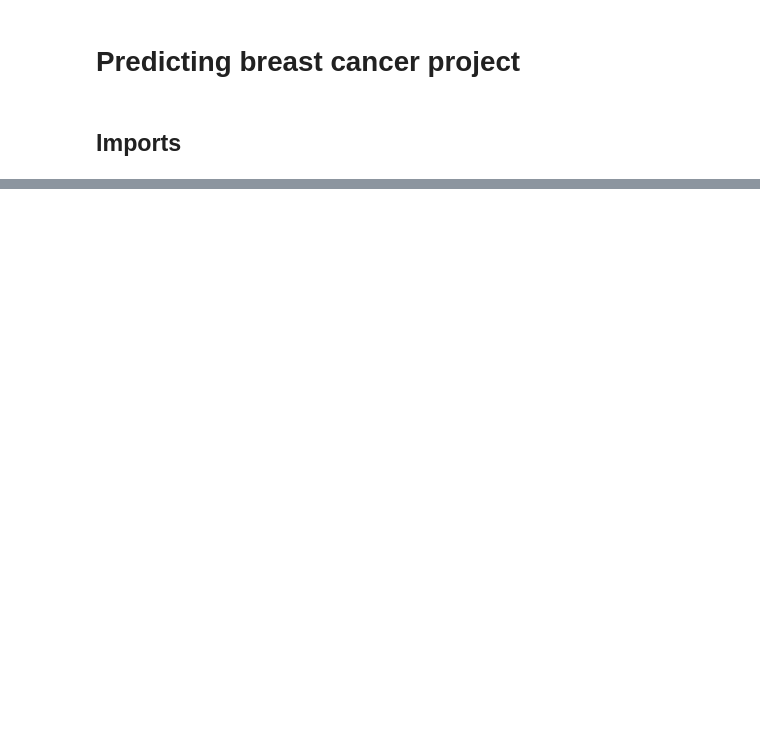
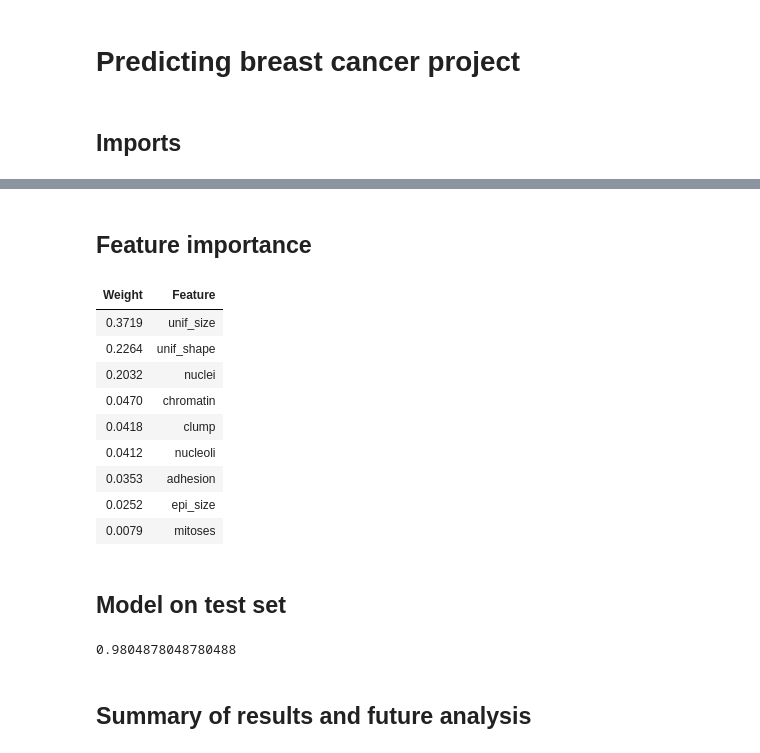
Before and after one commit to DSCI-310/DSCI-310-Group-5, a Jupyter notebook: analysis.ipynb, the cells around one changed output, grey strips where cells are left out. Saved outputs shown, nothing was run; the diff lists cells and outputs as text; code cells hidden in the pictures; blank space fills up the shorter version.

```diff
--- a/analysis.ipynb
+++ b/analysis.ipynb
@@ -48,0 +268,12 @@ dataset.shape
+# %%
+rs_params = {
+        'lgbmclassifier__max_depth': (5, 30, 1),
+        'lgbmclassifier__min_data_in_leaf': (20, 120, 5),
+        'lgbmclassifier__num_leaves': (1200, 1550, 5) }
+
+search = GridSearchCV(
+    pipe_lgbm, rs_params, cv=5, n_jobs=-1,  scoring="recall", return_train_score=True)
+
+search.fit(X_train, y_train)
+print(search.best_score_)
+print(search.best_params_)
@@ -48,0 +298,31 @@ dataset.shape
+# %% [markdown]
+## Feature importance
+# %%
+lgm = LGBMClassifier(max_depth = 5, min_data_in_leaf = 20, num_leaves = 1200, random_state=123)
+pipe_lgbm = make_pipeline(ct, lgm)
+pipe_lgbm.fit(X_train, y_train)
+eli5.explain_weights(
+    pipe_lgbm.named_steps["lgbmclassifier"], feature_names=numeric_looking_columns
+)
+# %% [output]
+| Weight | Feature |
+| 0.3719 | unif_size |
+| 0.2264 | unif_shape |
+| 0.2032 | nuclei |
+| 0.0470 | chromatin |
+| 0.0418 | clump |
+| 0.0412 | nucleoli |
+| 0.0353 | adhesion |
+| 0.0252 | epi_size |
+| 0.0079 | mitoses |
+# %% [markdown]
+## Model on test set
+# %%
+lgm = LGBMClassifier(max_depth = 30, min_data_in_leaf = 120, num_leaves = 1200, random_state=123)
+pipe_lgbm = make_pipeline(ct, lgm)
+pipe_lgbm.fit(X_train, y_train)
+pipe_lgbm.score(X_test, y_test)
+# %% [output]
+0.9804878048780488
+# %% [markdown]
+## Summary of results and future analysis
```
Also changed, not shown: parts of 26 cells of this notebook.
